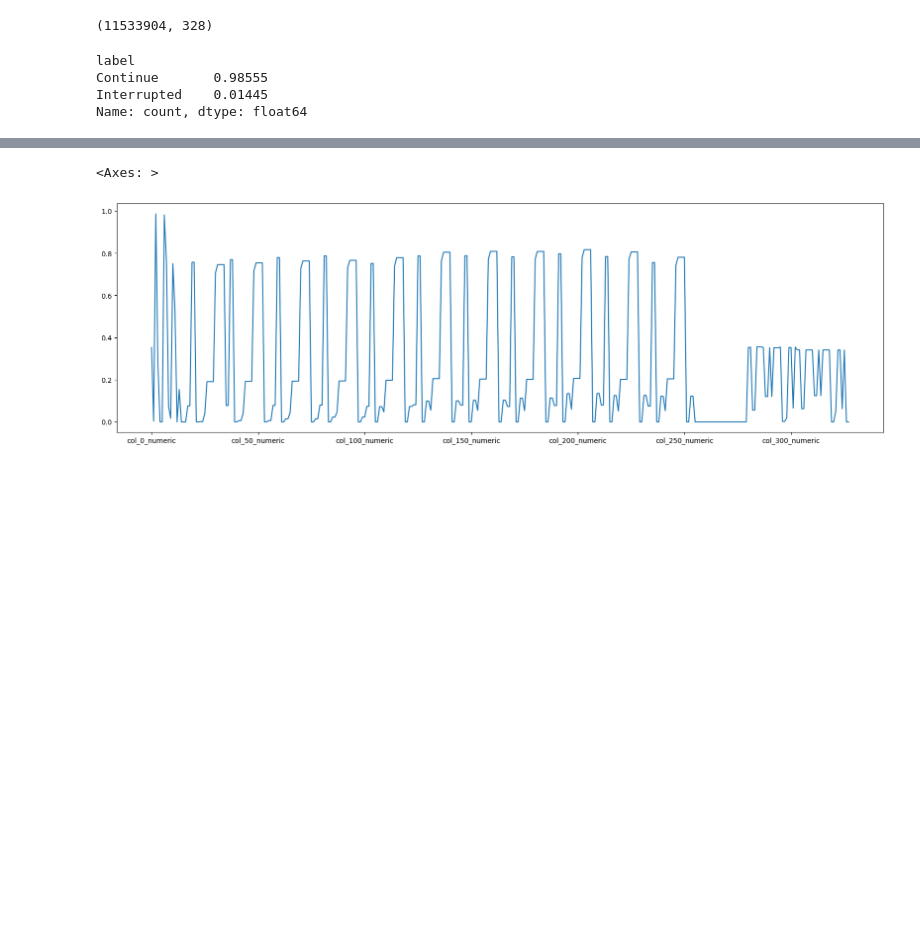
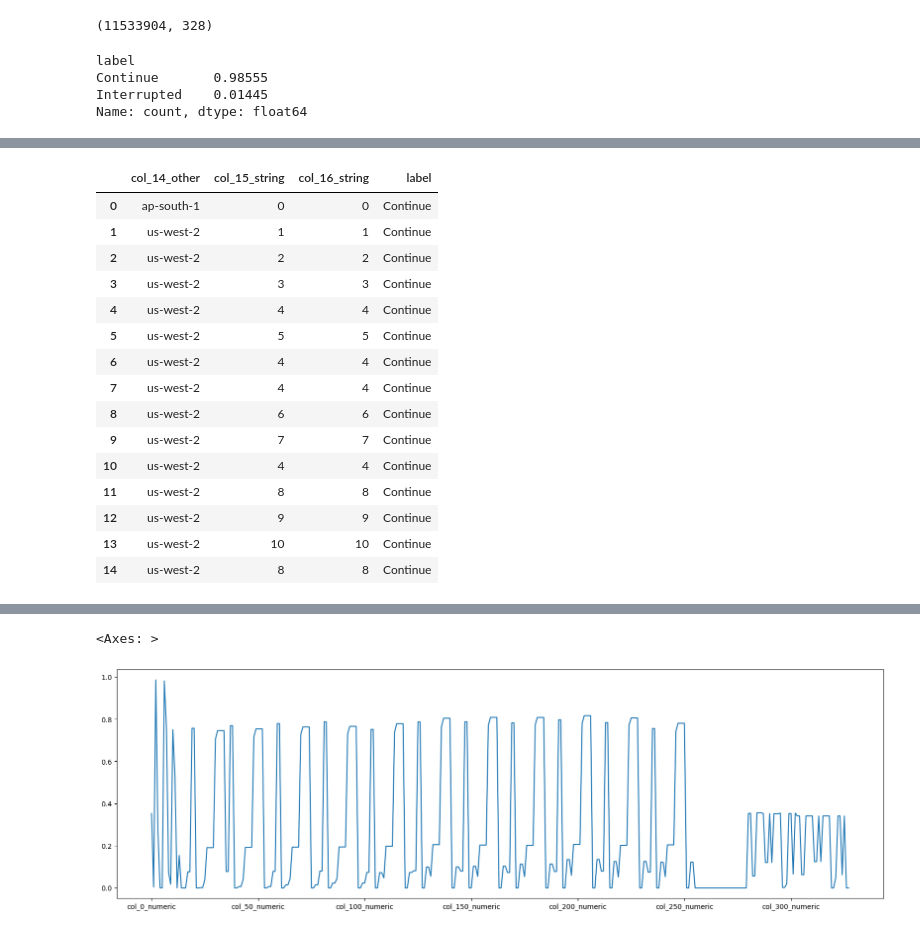
Before and after one commit to indremontvilaite/ml_project, a Jupyter notebook: EDA.ipynb, the cells around one changed output, grey strips where cells are left out. Cells and saved outputs as stored; diff of their text form; code cells hidden in the pictures; blank space fills up the shorter version.

```diff
--- a/EDA.ipynb
+++ b/EDA.ipynb
@@ -40,0 +47,19 @@ df.dtypes.value_counts()
+# %%
+df.select_dtypes(include=["int64", "category", "object"]).head(15)
+# %% [output]
+|  | col_14_other | col_15_string | col_16_string | label |
+| 0 | ap-south-1 | 0 | 0 | Continue |
+| 1 | us-west-2 | 1 | 1 | Continue |
+| 2 | us-west-2 | 2 | 2 | Continue |
+| 3 | us-west-2 | 3 | 3 | Continue |
+| 4 | us-west-2 | 4 | 4 | Continue |
+| 5 | us-west-2 | 5 | 5 | Continue |
+| 6 | us-west-2 | 4 | 4 | Continue |
+| 7 | us-west-2 | 4 | 4 | Continue |
+| 8 | us-west-2 | 6 | 6 | Continue |
+| 9 | us-west-2 | 7 | 7 | Continue |
+| 10 | us-west-2 | 4 | 4 | Continue |
+| 11 | us-west-2 | 8 | 8 | Continue |
+| 12 | us-west-2 | 9 | 9 | Continue |
+| 13 | us-west-2 | 10 | 10 | Continue |
+| 14 | us-west-2 | 8 | 8 | Continue |
```
Also changed, not shown: parts of 17 cells of this notebook, 3 other files.
